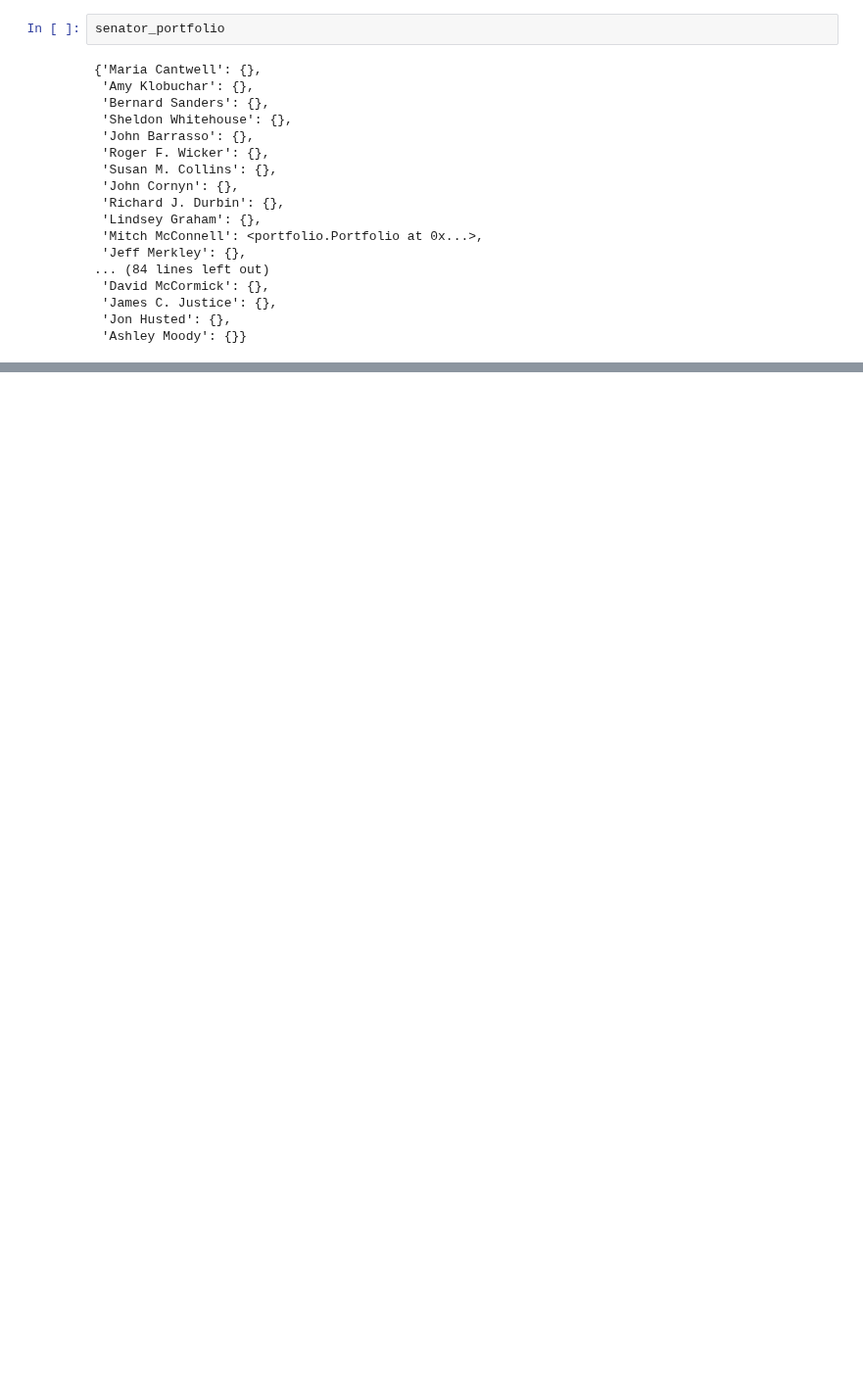
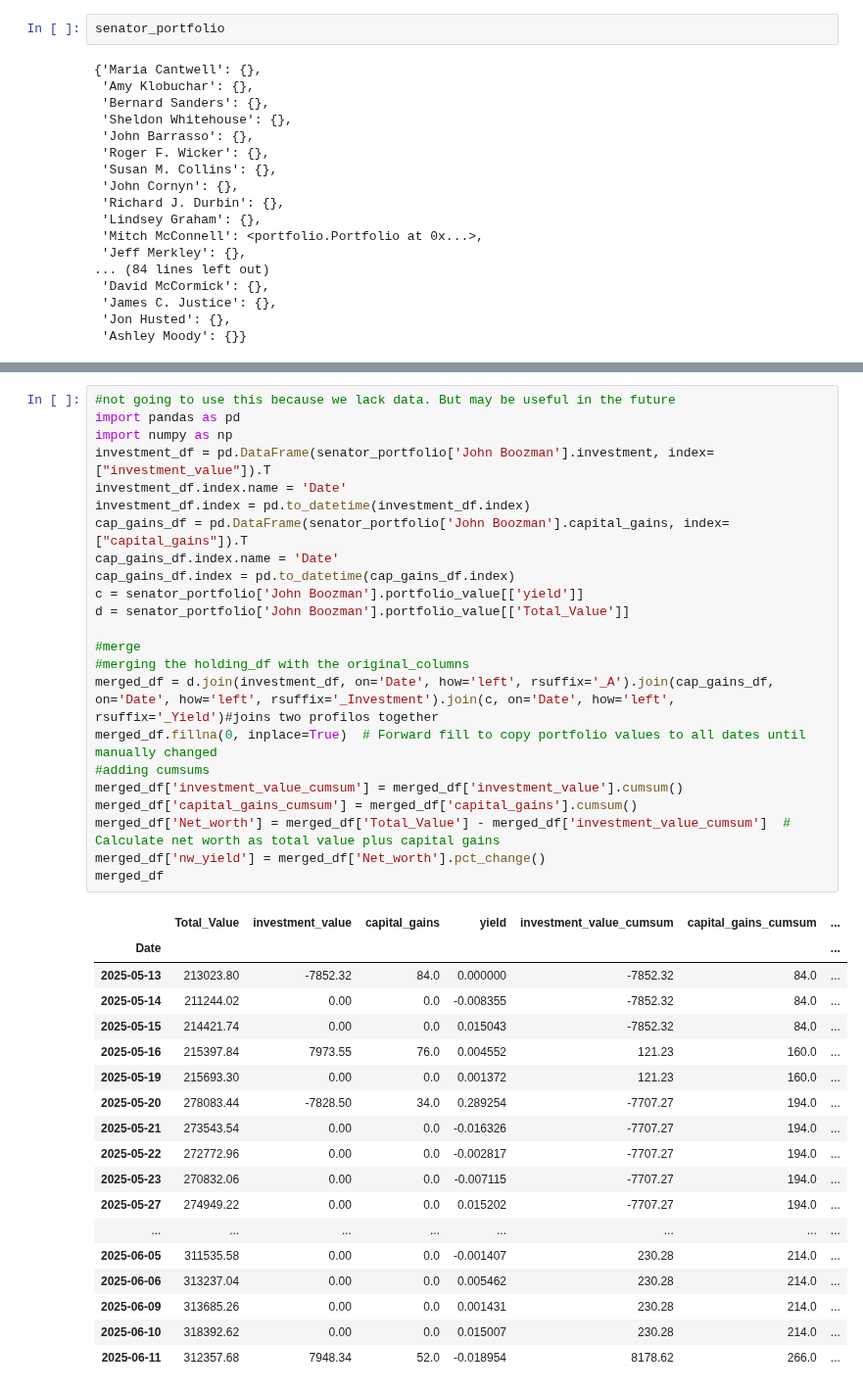
Before and after one commit to santiago20342/python-coruse, a Jupyter notebook: Projects/backtester/test.ipynb, the cells around one changed output, grey strips where cells are left out. Shown at 98% size. Saved outputs shown, nothing was run; the diff lists cells and outputs as text; blank space fills up the shorter version.

```diff
--- a/Projects/backtester/test.ipynb
+++ b/Projects/backtester/test.ipynb
@@ -834,0 +856,42 @@ See the caveats in the documentation: https://pandas.pydata.org/pandas-docs/stab
+# %%
+#not going to use this because we lack data. But may be useful in the future
+import pandas as pd
+import numpy as np
+investment_df = pd.DataFrame(senator_portfolio['John Boozman'].investment, index= ["investment_value"]).T
+investment_df.index.name = 'Date'
+investment_df.index = pd.to_datetime(investment_df.index)
+cap_gains_df = pd.DataFrame(senator_portfolio['John Boozman'].capital_gains, index= ["capital_gains"]).T
+cap_gains_df.index.name = 'Date'
+cap_gains_df.index = pd.to_datetime(cap_gains_df.index)
+c = senator_portfolio['John Boozman'].portfolio_value[['yield']]
+d = senator_portfolio['John Boozman'].portfolio_value[['Total_Value']]
+
+#merge
+#merging the holding_df with the original_columns
+merged_df = d.join(investment_df, on='Date', how='left', rsuffix='_A').join(cap_gains_df, on='Date', how='left', rsuffix='_Investment').join(c, on='Date', how='left', rsuffix='_Yield')#joins two profilos together
+merged_df.fillna(0, inplace=True)  # Forward fill to copy portfolio values to all dates until manually changed
+#adding cumsums
+merged_df['investment_value_cumsum'] = merged_df['investment_value'].cumsum()
+merged_df['capital_gains_cumsum'] = merged_df['capital_gains'].cumsum()
+merged_df['Net_worth'] = merged_df['Total_Value'] - merged_df['investment_value_cumsum']  # Calculate net worth as total value plus capital gains
+merged_df['nw_yield'] = merged_df['Net_worth'].pct_change()
+merged_df
+# %% [output]
+|  | Total_Value | investment_value | capital_gains | yield | investment_value_cumsum | capital_gains_cumsum | ... |
+| Date |  |  |  |  |  |  | ... |
+| 2025-05-13 | 213023.80 | -7852.32 | 84.0 | 0.000000 | -7852.32 | 84.0 | ... |
+| 2025-05-14 | 211244.02 | 0.00 | 0.0 | -0.008355 | -7852.32 | 84.0 | ... |
+| 2025-05-15 | 214421.74 | 0.00 | 0.0 | 0.015043 | -7852.32 | 84.0 | ... |
+| 2025-05-16 | 215397.84 | 7973.55 | 76.0 | 0.004552 | 121.23 | 160.0 | ... |
+| 2025-05-19 | 215693.30 | 0.00 | 0.0 | 0.001372 | 121.23 | 160.0 | ... |
+| 2025-05-20 | 278083.44 | -7828.50 | 34.0 | 0.289254 | -7707.27 | 194.0 | ... |
+| 2025-05-21 | 273543.54 | 0.00 | 0.0 | -0.016326 | -7707.27 | 194.0 | ... |
+| 2025-05-22 | 272772.96 | 0.00 | 0.0 | -0.002817 | -7707.27 | 194.0 | ... |
+| 2025-05-23 | 270832.06 | 0.00 | 0.0 | -0.007115 | -7707.27 | 194.0 | ... |
+| 2025-05-27 | 274949.22 | 0.00 | 0.0 | 0.015202 | -7707.27 | 194.0 | ... |
+| ... | ... | ... | ... | ... | ... | ... | ... |
+| 2025-06-05 | 311535.58 | 0.00 | 0.0 | -0.001407 | 230.28 | 214.0 | ... |
+| 2025-06-06 | 313237.04 | 0.00 | 0.0 | 0.005462 | 230.28 | 214.0 | ... |
+| 2025-06-09 | 313685.26 | 0.00 | 0.0 | 0.001431 | 230.28 | 214.0 | ... |
+| 2025-06-10 | 318392.62 | 0.00 | 0.0 | 0.015007 | 230.28 | 214.0 | ... |
+| 2025-06-11 | 312357.68 | 7948.34 | 52.0 | -0.018954 | 8178.62 | 266.0 | ... |
```
Also changed, not shown: parts of 3 cells of this notebook, 2 other files.
